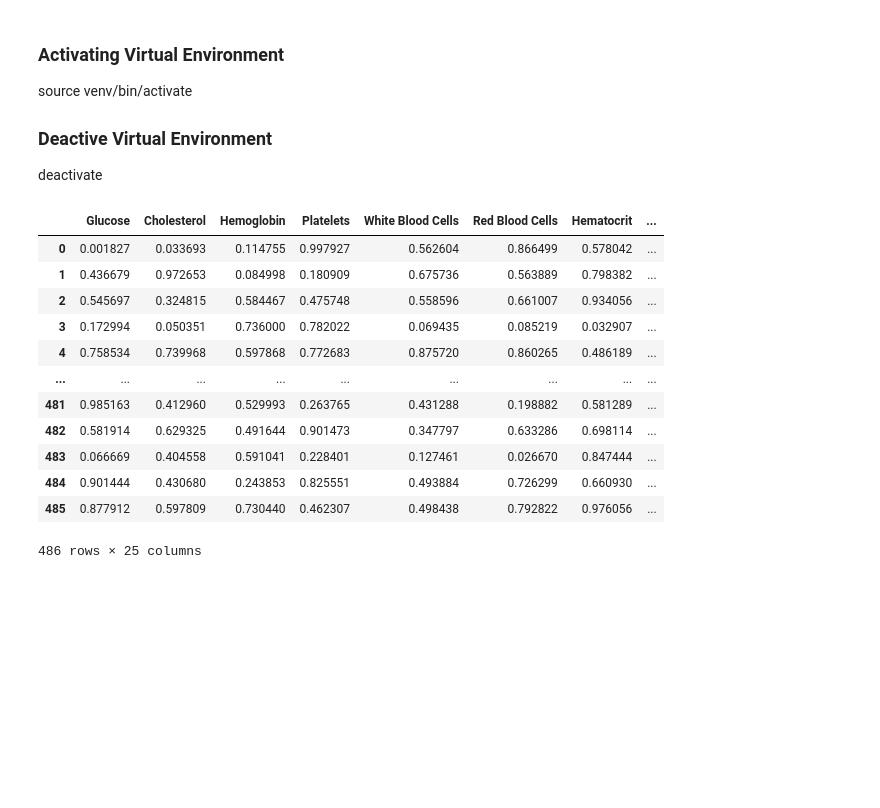
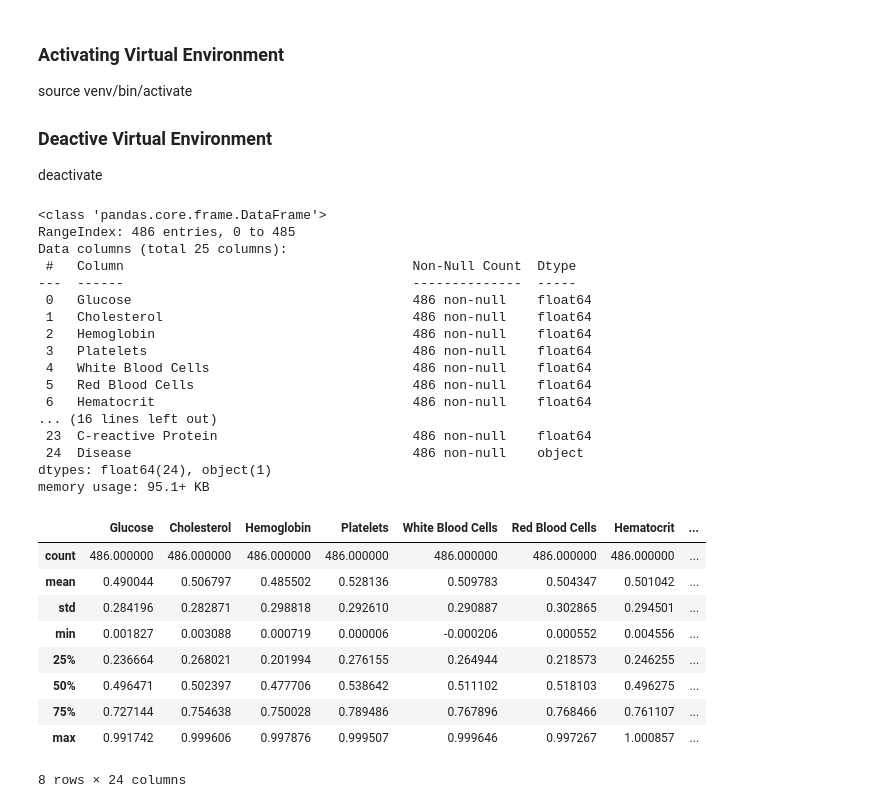
Before and after one commit to SamuelIVX/DiseasePredictionModel, a Jupyter notebook: DiseaseMLModel.ipynb, the cells around one changed output. Drawn from its saved outputs; the diff is of its cells as text; code cells hidden in the pictures; blank space fills up the shorter version.

```diff
--- a/DiseaseMLModel.ipynb
+++ b/DiseaseMLModel.ipynb
@@ -41,20 +41,36 @@ test_df = kagglehub.load_dataset(
 )
 # %%
 #DISPLAYING DATA
-test_df
+test_df.head()
+test_df.info()
+test_df.describe()
 # %% [output]
+<class 'pandas.core.frame.DataFrame'>
+RangeIndex: 486 entries, 0 to 485
+Data columns (total 25 columns):
+ #   Column                                     Non-Null Count  Dtype
+---  ------                                     --------------  -----
+ 0   Glucose                                    486 non-null    float64
+ 1   Cholesterol                                486 non-null    float64
+ 2   Hemoglobin                                 486 non-null    float64
+ 3   Platelets                                  486 non-null    float64
+ 4   White Blood Cells                          486 non-null    float64
+ 5   Red Blood Cells                            486 non-null    float64
+ 6   Hematocrit                                 486 non-null    float64
+... (16 lines left out)
+ 23  C-reactive Protein                         486 non-null    float64
+ 24  Disease                                    486 non-null    object
+dtypes: float64(24), object(1)
+memory usage: 95.1+ KB
 |  | Glucose | Cholesterol | Hemoglobin | Platelets | White Blood Cells | Red Blood Cells | Hematocrit | ... |
-| 0 | 0.001827 | 0.033693 | 0.114755 | 0.997927 | 0.562604 | 0.866499 | 0.578042 | ... |
-| 1 | 0.436679 | 0.972653 | 0.084998 | 0.180909 | 0.675736 | 0.563889 | 0.798382 | ... |
-| 2 | 0.545697 | 0.324815 | 0.584467 | 0.475748 | 0.558596 | 0.661007 | 0.934056 | ... |
-| 3 | 0.172994 | 0.050351 | 0.736000 | 0.782022 | 0.069435 | 0.085219 | 0.032907 | ... |
-| 4 | 0.758534 | 0.739968 | 0.597868 | 0.772683 | 0.875720 | 0.860265 | 0.486189 | ... |
-| ... | ... | ... | ... | ... | ... | ... | ... | ... |
-| 481 | 0.985163 | 0.412960 | 0.529993 | 0.263765 | 0.431288 | 0.198882 | 0.581289 | ... |
-| 482 | 0.581914 | 0.629325 | 0.491644 | 0.901473 | 0.347797 | 0.633286 | 0.698114 | ... |
-| 483 | 0.066669 | 0.404558 | 0.591041 | 0.228401 | 0.127461 | 0.026670 | 0.847444 | ... |
-| 484 | 0.901444 | 0.430680 | 0.243853 | 0.825551 | 0.493884 | 0.726299 | 0.660930 | ... |
-| 485 | 0.877912 | 0.597809 | 0.730440 | 0.462307 | 0.498438 | 0.792822 | 0.976056 | ... |
+| count | 486.000000 | 486.000000 | 486.000000 | 486.000000 | 486.000000 | 486.000000 | 486.000000 | ... |
+| mean | 0.490044 | 0.506797 | 0.485502 | 0.528136 | 0.509783 | 0.504347 | 0.501042 | ... |
+| std | 0.284196 | 0.282871 | 0.298818 | 0.292610 | 0.290887 | 0.302865 | 0.294501 | ... |
+| min | 0.001827 | 0.003088 | 0.000719 | 0.000006 | -0.000206 | 0.000552 | 0.004556 | ... |
+| 25% | 0.236664 | 0.268021 | 0.201994 | 0.276155 | 0.264944 | 0.218573 | 0.246255 | ... |
+| 50% | 0.496471 | 0.502397 | 0.477706 | 0.538642 | 0.511102 | 0.518103 | 0.496275 | ... |
+| 75% | 0.727144 | 0.754638 | 0.750028 | 0.789486 | 0.767896 | 0.768466 | 0.761107 | ... |
+| max | 0.991742 | 0.999606 | 0.997876 | 0.999507 | 0.999646 | 0.997267 | 1.000857 | ... |
-486 rows × 25 columns
+8 rows × 24 columns
 # %%
 #DISPLAYING DATA
```
Also changed, not shown: parts of 3 cells of this notebook.
